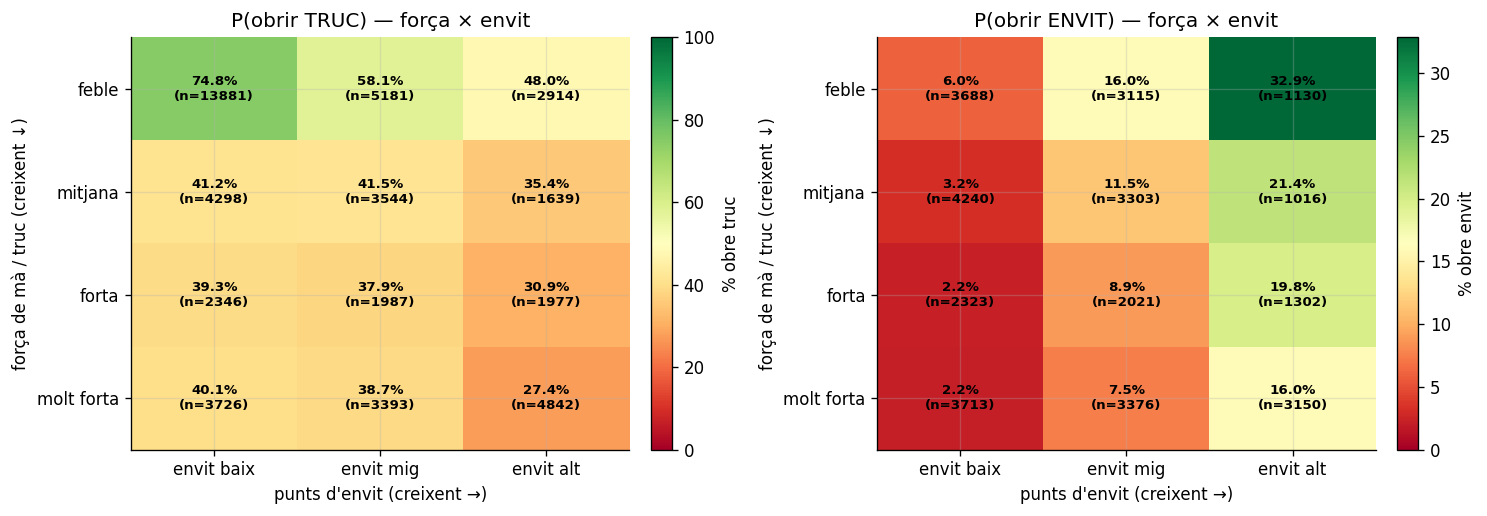
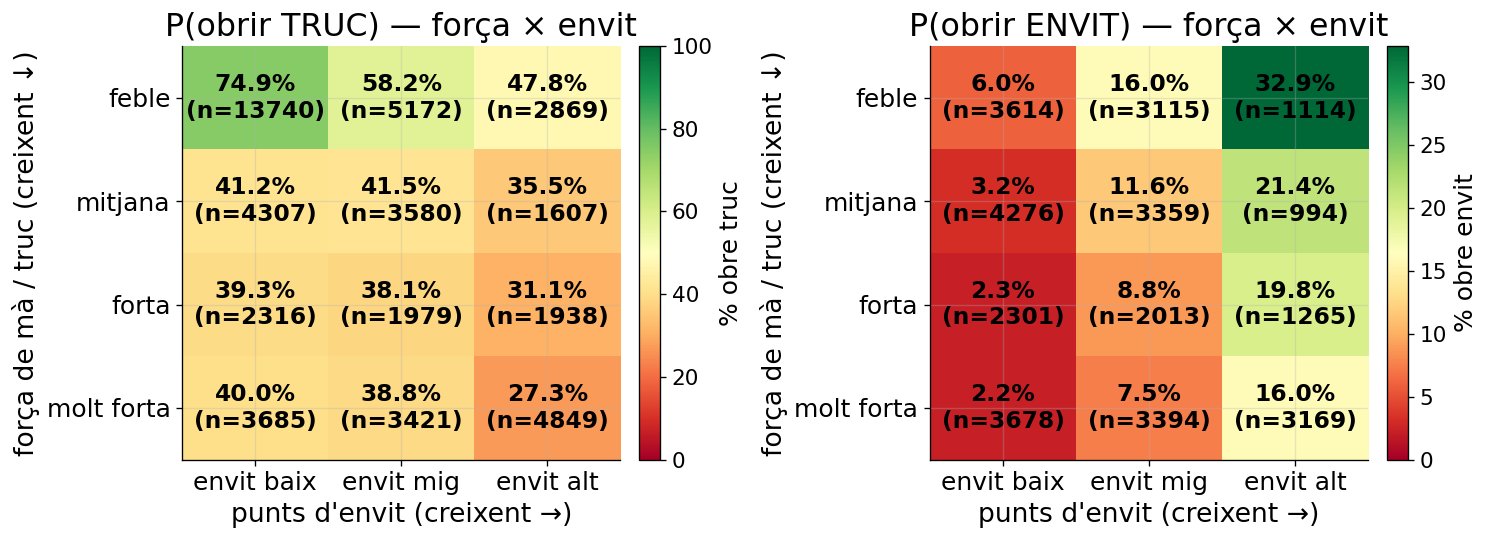
Unified diff of the notebook cell whose output changed from the first chart to the second:
--- before
+++ after
@@ -14,24 +14,28 @@
 _nl = chr(10)  # nova linia dins f-string sense confondre JSON
 
-fig, axes = plt.subplots(1, 2, figsize=(12.5, 4.4))
+# Fonts grans: la figura s'escala a \textwidth a la memoria (factor ~0.5),
+# per tant les mides efectives al PDF son ~ la meitat de les indicades aqui.
+fig, axes = plt.subplots(1, 2, figsize=(12.5, 4.6))
 im0 = axes[0].imshow(jt.values, cmap='RdYlGn', norm=TwoSlopeNorm(vmin=0, vcenter=50, vmax=100), aspect='auto')
-axes[0].set_title('P(obrir TRUC) — força × envit')
+axes[0].set_title('P(obrir TRUC) — força × envit', fontsize=19)
 vmaxe = float(np.nanmax(je.values))
 im1 = axes[1].imshow(je.values, cmap='RdYlGn', vmin=0, vmax=max(vmaxe, 1e-6), aspect='auto')
-axes[1].set_title('P(obrir ENVIT) — força × envit')
+axes[1].set_title('P(obrir ENVIT) — força × envit', fontsize=19)
 
 for ax, M, N in [(axes[0], jt, nt), (axes[1], je, ne)]:
-    ax.set_xticks(range(len(M.columns))); ax.set_xticklabels(['envit ' + c for c in M.columns])
-    ax.set_yticks(range(len(M.index))); ax.set_yticklabels(M.index)
-    ax.set_xlabel("punts d'envit (creixent →)"); ax.set_ylabel('força de mà / truc (creixent ↓)')
+    ax.set_xticks(range(len(M.columns))); ax.set_xticklabels(['envit ' + c for c in M.columns], fontsize=15)
+    ax.set_yticks(range(len(M.index))); ax.set_yticklabels(M.index, fontsize=15)
+    ax.set_xlabel("punts d'envit (creixent →)", fontsize=16); ax.set_ylabel('força de mà / truc (creixent ↓)', fontsize=16)
     for i in range(len(M.index)):
         for j in range(len(M.columns)):
             v = M.values[i, j]; n = N.values[i, j]
             txt = '--' if np.isnan(v) else f'{v:.1f}%{_nl}(n={int(n)})'
-            ax.text(j, i, txt, ha='center', va='center', fontsize=8,
+            ax.text(j, i, txt, ha='center', va='center', fontsize=14,
                     fontweight='bold', color='black', zorder=3)
 
-fig.colorbar(im0, ax=axes[0], fraction=0.046, pad=0.04).set_label('% obre truc')
-fig.colorbar(im1, ax=axes[1], fraction=0.046, pad=0.04).set_label('% obre envit')
+cb0 = fig.colorbar(im0, ax=axes[0], fraction=0.046, pad=0.04)
+cb0.set_label('% obre truc', fontsize=15); cb0.ax.tick_params(labelsize=13)
+cb1 = fig.colorbar(im1, ax=axes[1], fraction=0.046, pad=0.04)
+cb1.set_label('% obre envit', fontsize=15); cb1.ax.tick_params(labelsize=13)
 plt.tight_layout(); fig.savefig(FIG_DIR / 'accio_x_forca.pdf', bbox_inches='tight'); plt.show()
 print('P(obrir TRUC) %% (prob. mitjana):', jt.round(1).to_string())

Commit: final